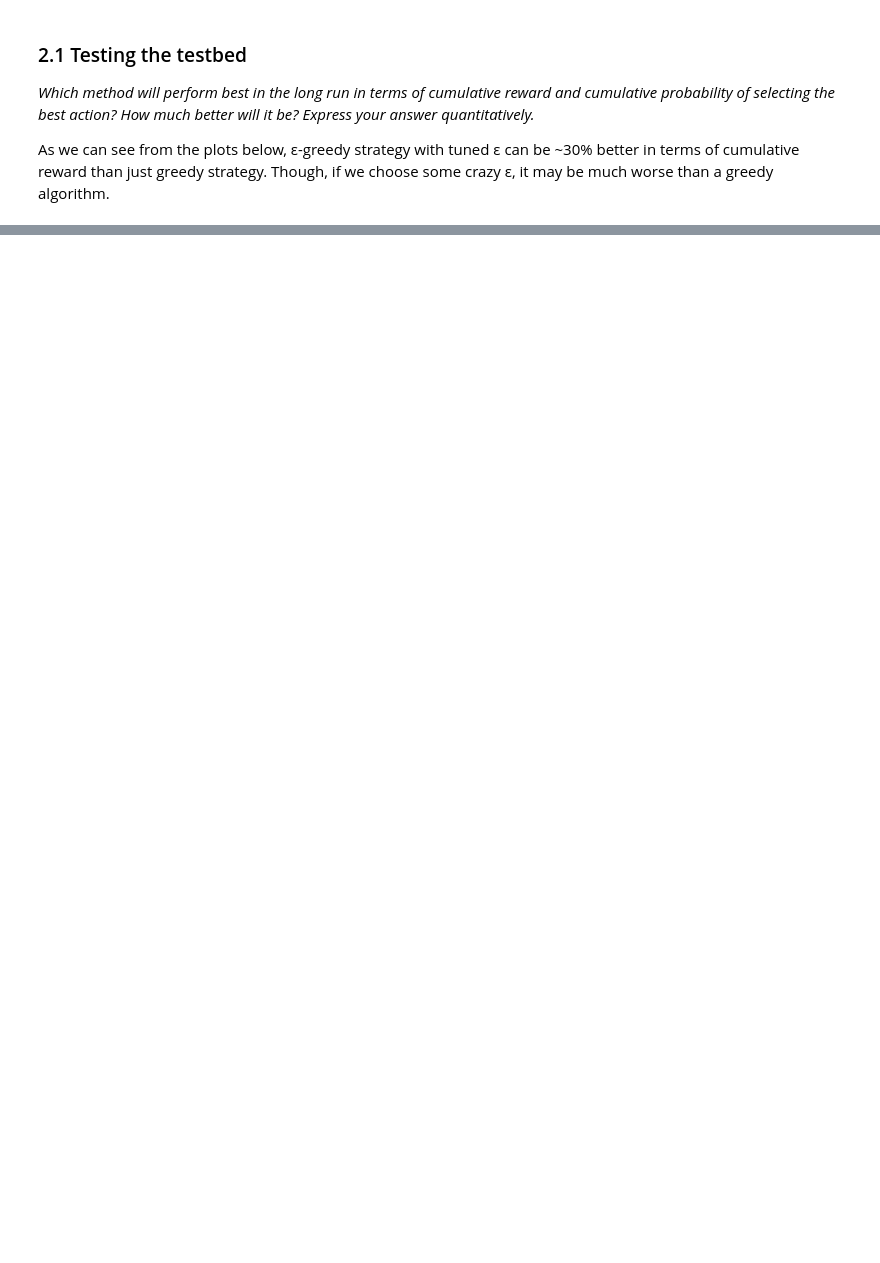
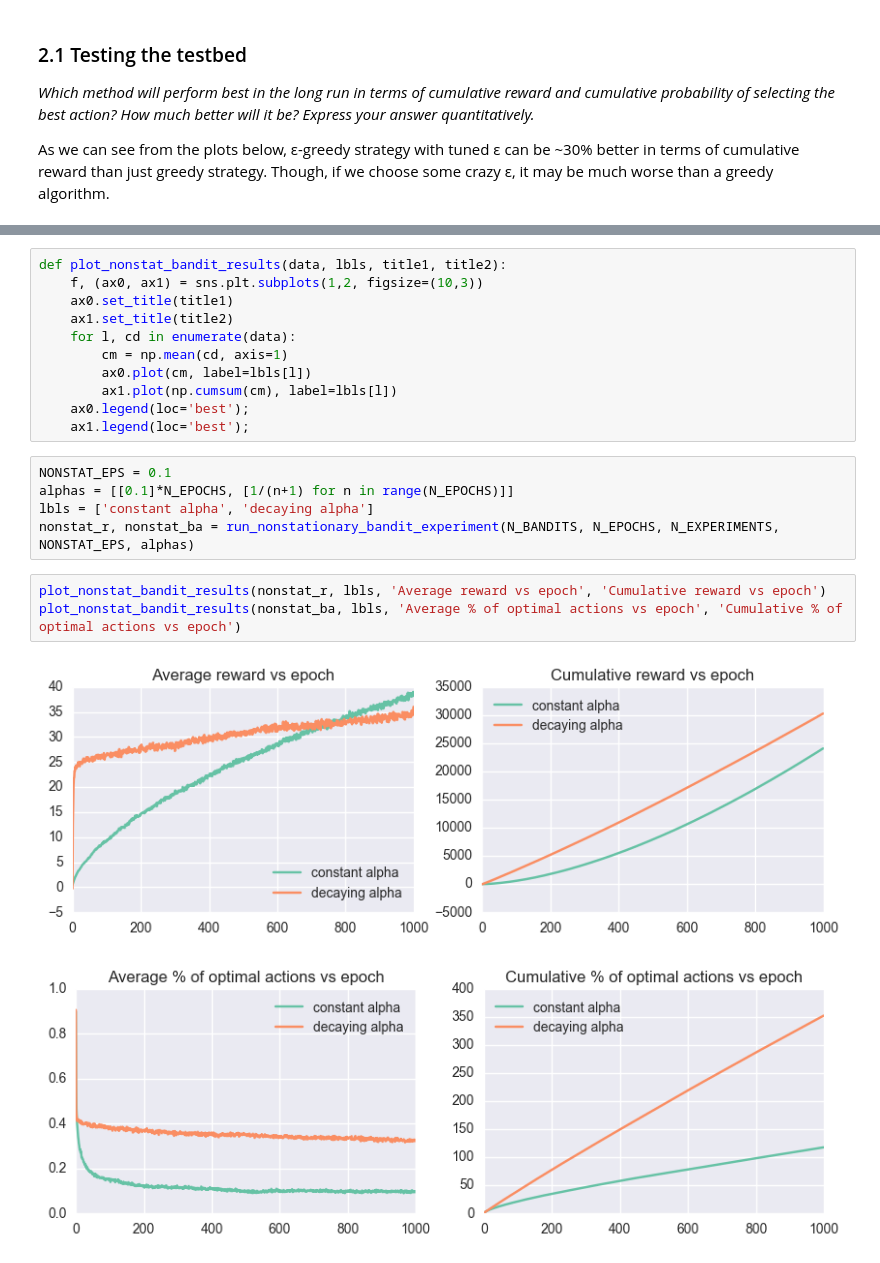
Before and after one commit to yobibyte/suttonbarto, a Jupyter notebook: chapter2.ipynb, the cells around one changed output, grey strips where cells are left out. Drawn from its saved outputs; the diff is of its cells as text; blank space fills up the shorter version.

```diff
--- a/chapter2.ipynb
+++ b/chapter2.ipynb
@@ -86,0 +117,22 @@ Q_{n+1} &\doteq Q_n + \alpha_n[R_n - Q_n]\\
+# %%
+def plot_nonstat_bandit_results(data, lbls, title1, title2):
+    f, (ax0, ax1) = sns.plt.subplots(1,2, figsize=(10,3))
+    ax0.set_title(title1)
+    ax1.set_title(title2)
+    for l, cd in enumerate(data):
+        cm = np.mean(cd, axis=1)
+        ax0.plot(cm, label=lbls[l])
+        ax1.plot(np.cumsum(cm), label=lbls[l])
+    ax0.legend(loc='best');
+    ax1.legend(loc='best');
+# %%
+NONSTAT_EPS = 0.1
+alphas = [[0.1]*N_EPOCHS, [1/(n+1) for n in range(N_EPOCHS)]]
+lbls = ['constant alpha', 'decaying alpha']
+nonstat_r, nonstat_ba = run_nonstationary_bandit_experiment(N_BANDITS, N_EPOCHS, N_EXPERIMENTS, NONSTAT_EPS, alphas)
+# %%
+plot_nonstat_bandit_results(nonstat_r, lbls, 'Average reward vs epoch', 'Cumulative reward vs epoch')
+plot_nonstat_bandit_results(nonstat_ba, lbls, 'Average % of optimal actions vs epoch', 'Cumulative % of optimal actions vs epoch')
+# %% [output]
+[figure, added]
+[figure, added]
```
Also changed, not shown: parts of 11 cells of this notebook.
